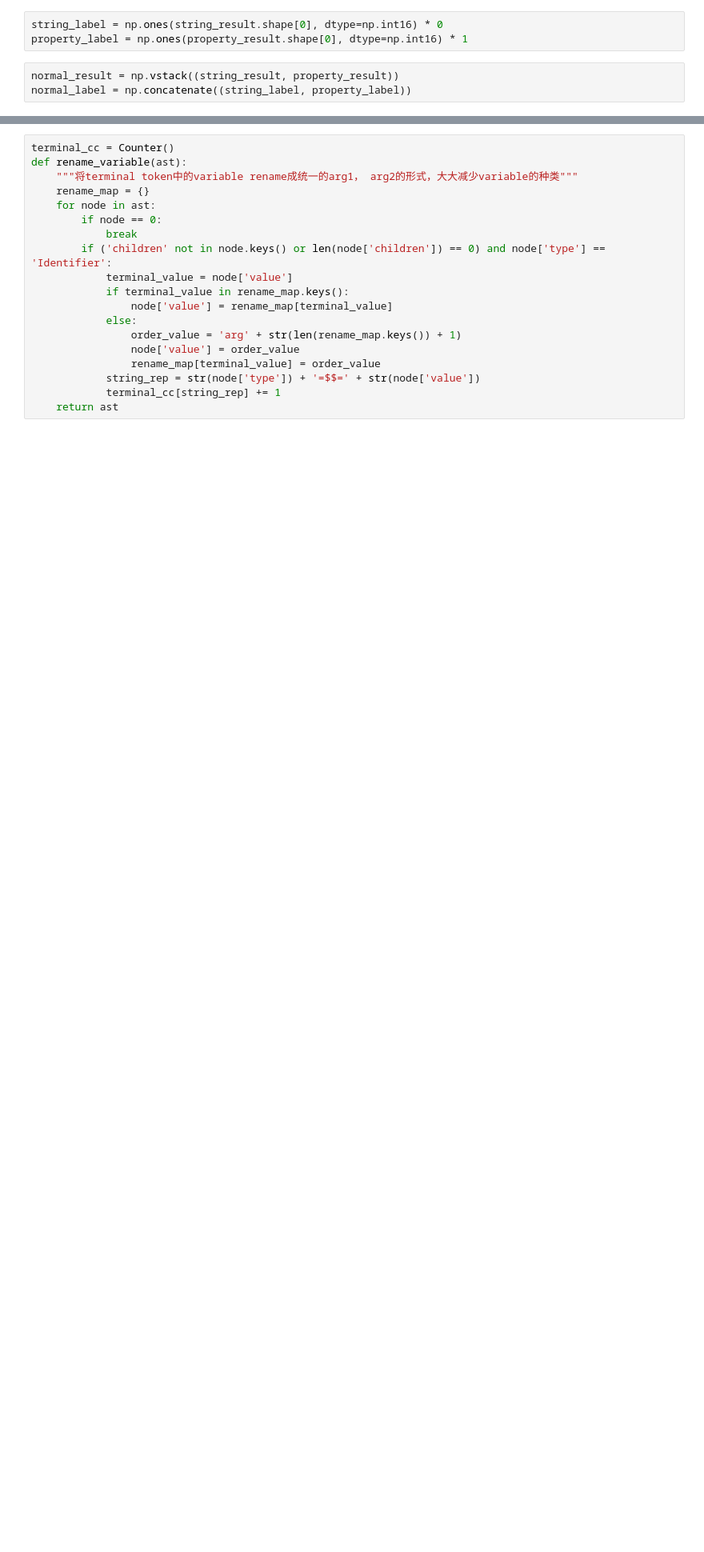
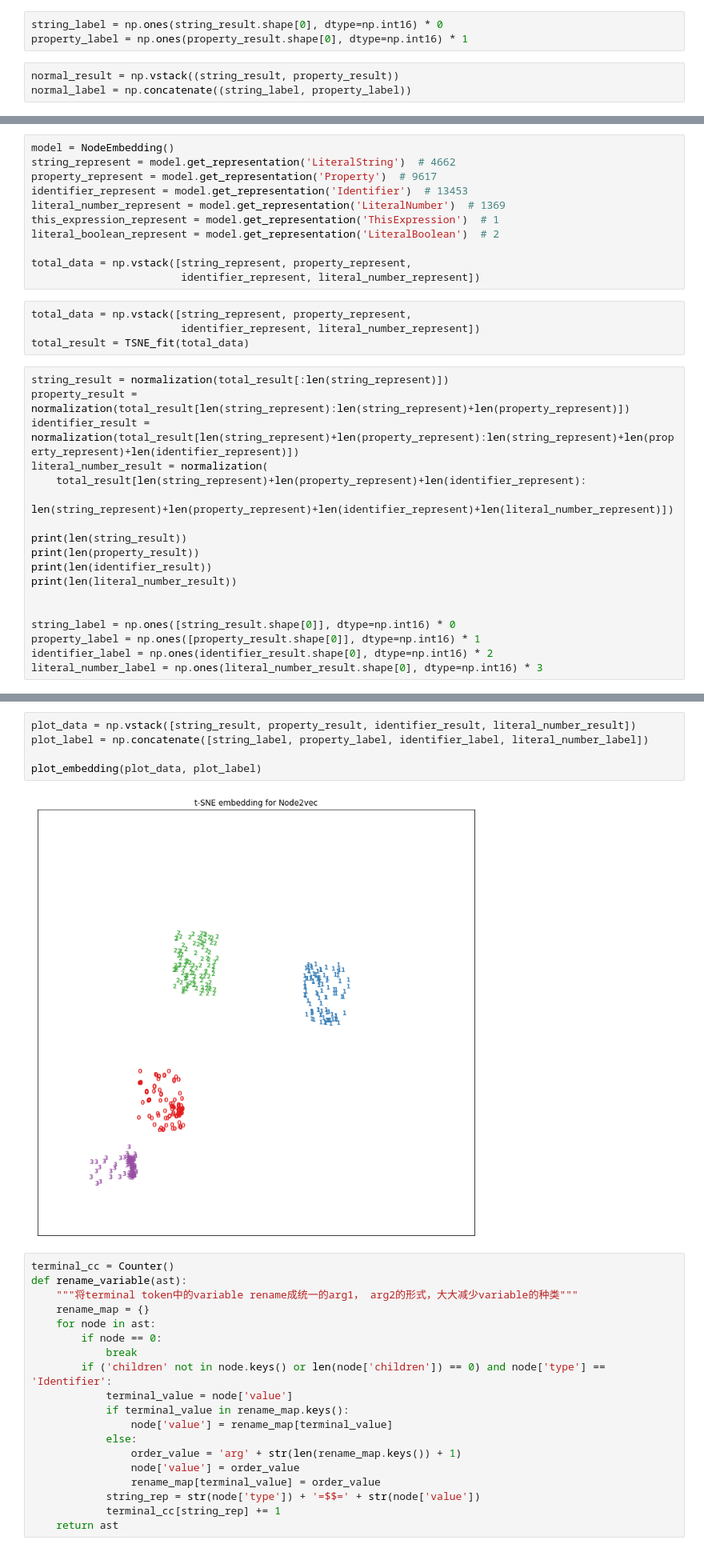
Before and after one commit to AgFeather/CodeCompletion, a Jupyter notebook: data_statistic.ipynb, the cells around one changed output, grey strips where cells are left out. Shown at 80% size. Cells and saved outputs as stored; diff of their text form; blank space fills up the shorter version.

Commit message:
node2vector model

```diff
--- a/data_statistic.ipynb
+++ b/data_statistic.ipynb
@@ -325,0 +363,33 @@ plot_main(normal_result, normal_label)
+# %%
+model = NodeEmbedding()
+string_represent = model.get_representation('LiteralString')  # 4662
+property_represent = model.get_representation('Property')  # 9617
+identifier_represent = model.get_representation('Identifier')  # 13453
+literal_number_represent = model.get_representation('LiteralNumber')  # 1369
+this_expression_represent = model.get_representation('ThisExpression')  # 1
+literal_boolean_represent = model.get_representation('LiteralBoolean')  # 2
+
+total_data = np.vstack([string_represent, property_represent,
+                        identifier_represent, literal_number_represent])
+# %%
+total_data = np.vstack([string_represent, property_represent,
+                        identifier_represent, literal_number_represent])
+total_result = TSNE_fit(total_data)
+# %%
+string_result = normalization(total_result[:len(string_represent)])
+property_result = normalization(total_result[len(string_represent):len(string_represent)+len(property_represent)])
+identifier_result = normalization(total_result[len(string_represent)+len(property_represent):len(string_represent)+len(property_represent)+len(identifier_represent)])
+literal_number_result = normalization(
+    total_result[len(string_represent)+len(property_represent)+len(identifier_represent):
+                 len(string_represent)+len(property_represent)+len(identifier_represent)+len(literal_number_represent)])
+
+print(len(string_result))
+print(len(property_result))
+print(len(identifier_result))
+print(len(literal_number_result))
+
+
+string_label = np.ones([string_result.shape[0]], dtype=np.int16) * 0
+property_label = np.ones([property_result.shape[0]], dtype=np.int16) * 1
+identifier_label = np.ones(identifier_result.shape[0], dtype=np.int16) * 2
+literal_number_label = np.ones(literal_number_result.shape[0], dtype=np.int16) * 3
@@ -326,3 +410,10 @@ plot_main(normal_result, normal_label)
+# %%
+plot_data = np.vstack([string_result, property_result, identifier_result, literal_number_result])
+plot_label = np.concatenate([string_label, property_label, identifier_label, literal_number_label])
+
+plot_embedding(plot_data, plot_label)
+# %% [output]
+[figure, added]
 # %%
 terminal_cc = Counter()
 def rename_variable(ast):
```
Also changed, not shown: parts of 3 cells of this notebook, 2 other files.
